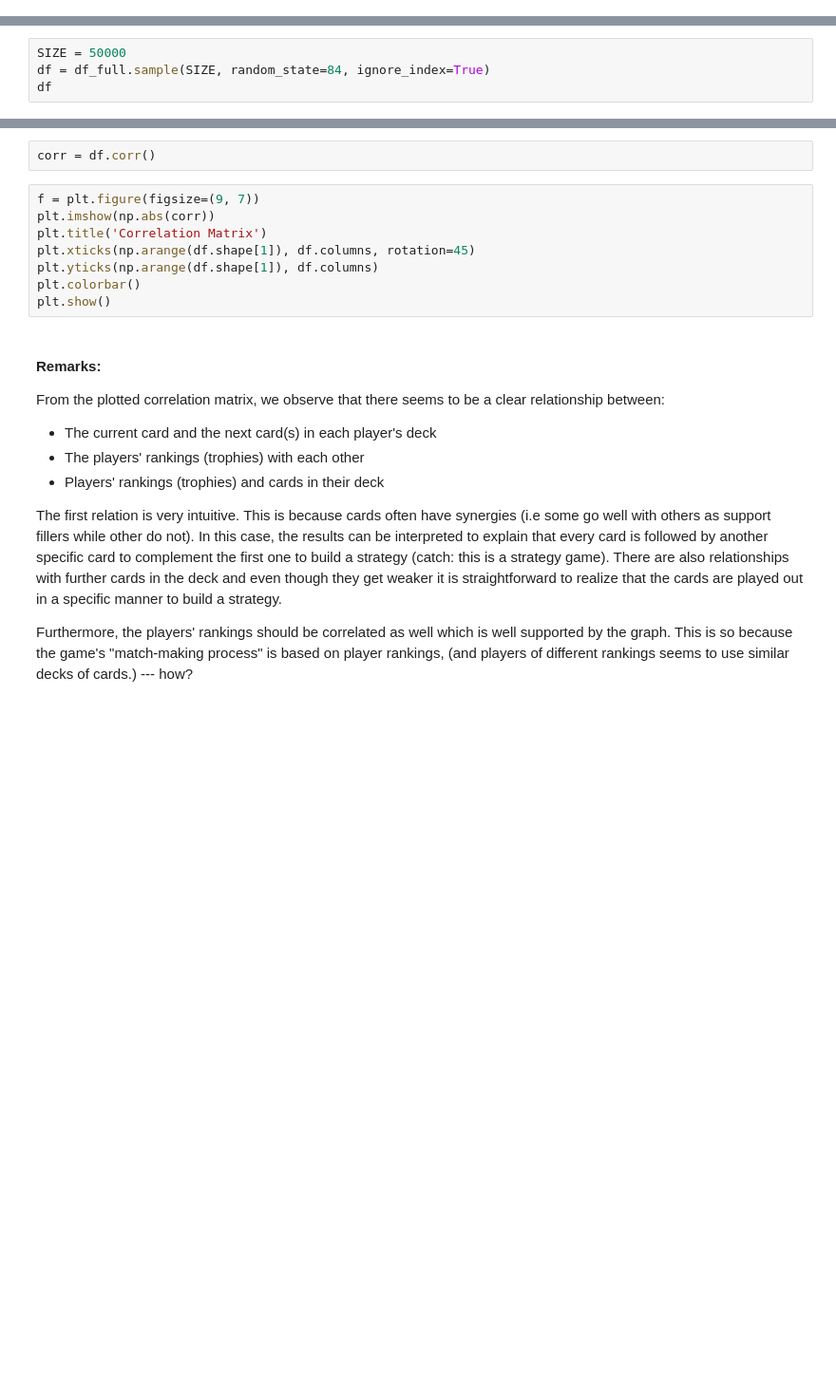
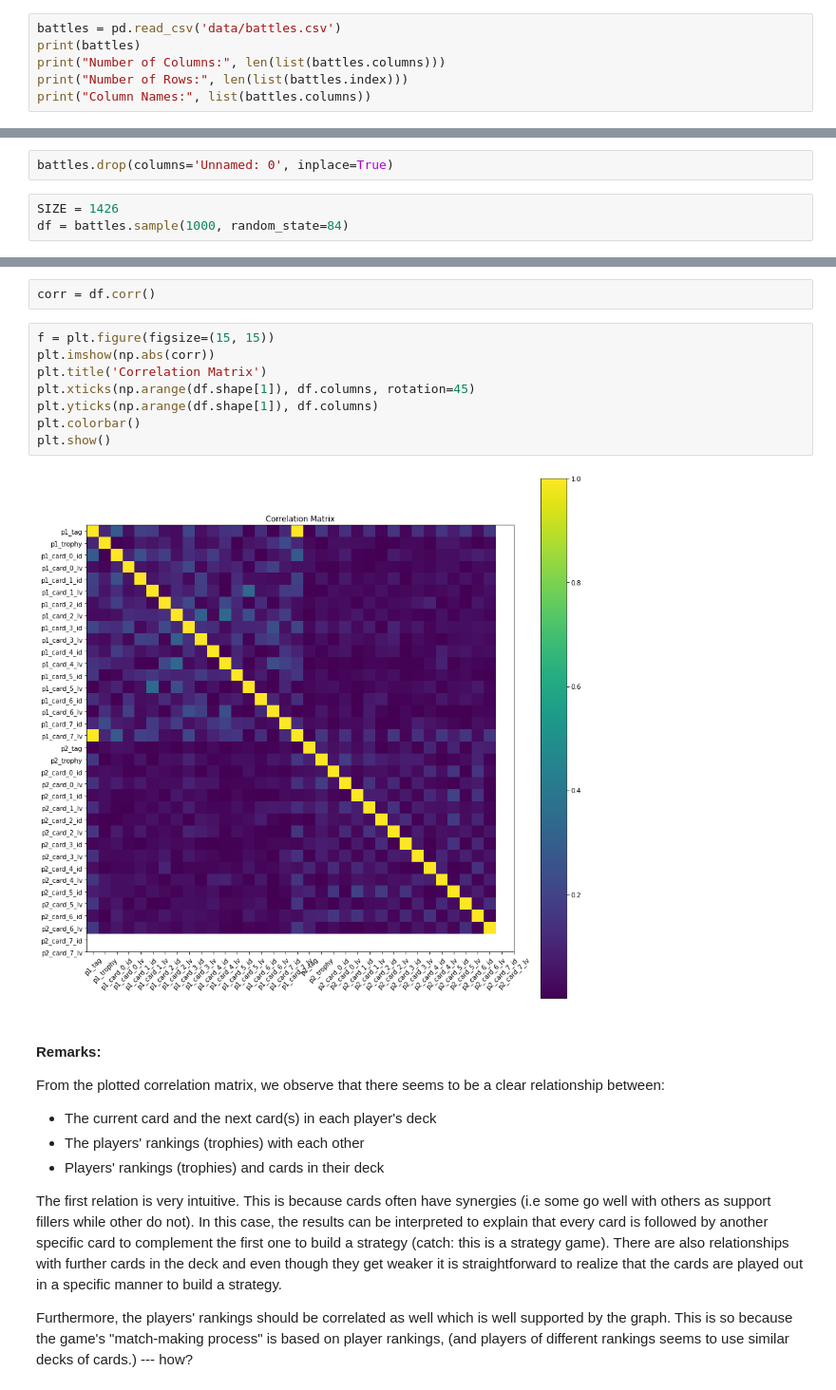
Before and after one commit to nhat-vo/clash-royale-ml, a Jupyter notebook: clashroyale.ipynb, the cells around one changed output, grey strips where cells are left out. Shown at 95% size. Cells and saved outputs as stored; diff of their text form; blank space fills up the shorter version.

Commit message:
update data analysis

```diff
--- a/clashroyale.ipynb
+++ b/clashroyale.ipynb
@@ -50,0 +71,6 @@ import json
+# %%
+battles = pd.read_csv('data/battles.csv')
+print(battles)
+print("Number of Columns:", len(list(battles.columns)))
+print("Number of Rows:", len(list(battles.index)))
+print("Column Names:", list(battles.columns))
@@ -79,6 +130,7 @@ N_CARDS = card_names.shape[0]
+# %%
+battles.drop(columns='Unnamed: 0', inplace=True)
 # %%
-SIZE = 50000
-df = df_full.sample(SIZE, random_state=84, ignore_index=True)
-df
+SIZE = 1426
+df = battles.sample(1000, random_state=84)
 # %%
 df.describe()
@@ -85,13 +148,15 @@ df.describe()
 # %%
 corr = df.corr()
 # %%
-f = plt.figure(figsize=(9, 7))
+f = plt.figure(figsize=(15, 15))
 plt.imshow(np.abs(corr))
 plt.title('Correlation Matrix')
 plt.xticks(np.arange(df.shape[1]), df.columns, rotation=45)
 plt.yticks(np.arange(df.shape[1]), df.columns)
 plt.colorbar()
 plt.show()
+# %% [output]
+[figure, added]
 # %% [markdown]
 #### Remarks:
 From the plotted correlation matrix, we observe that there seems to be a clear relationship between:
```
Also changed, not shown: parts of 16 cells of this notebook.
